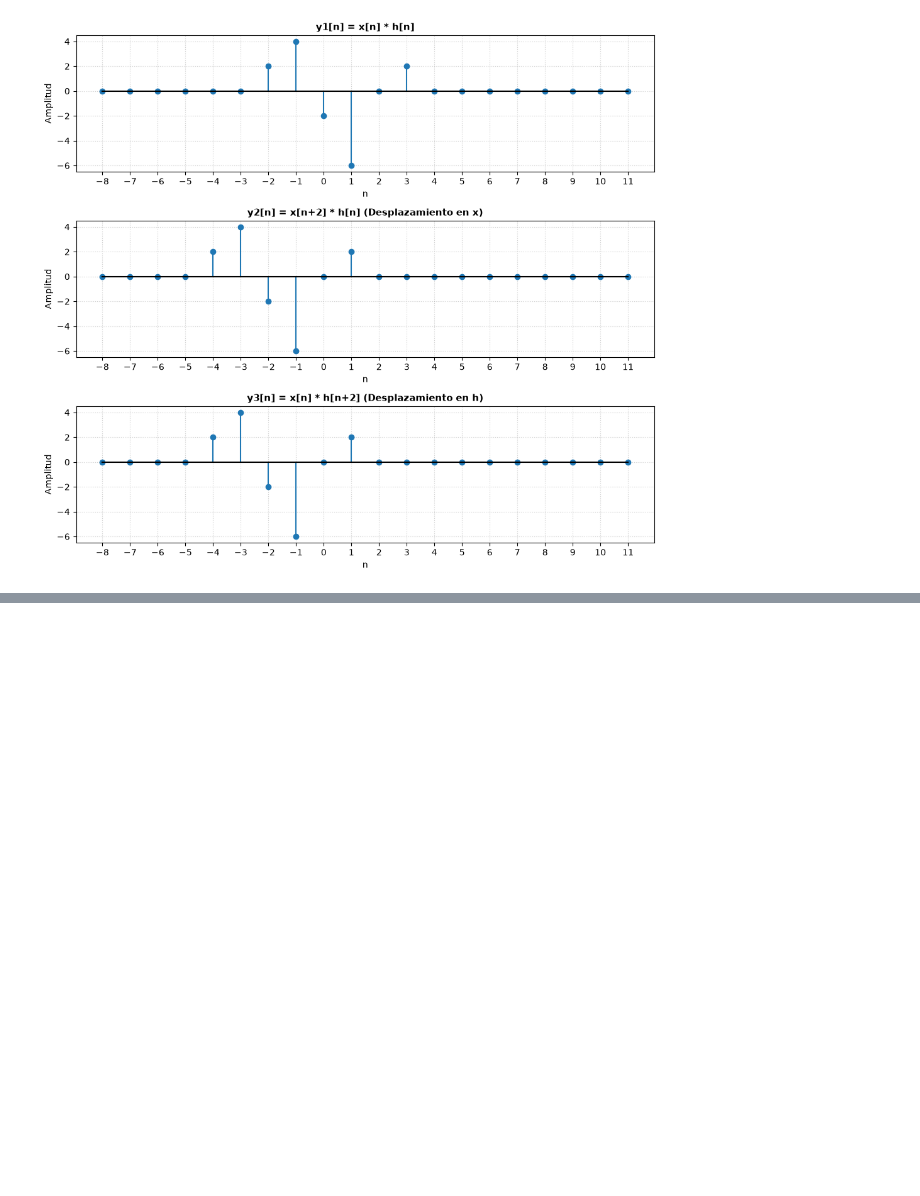
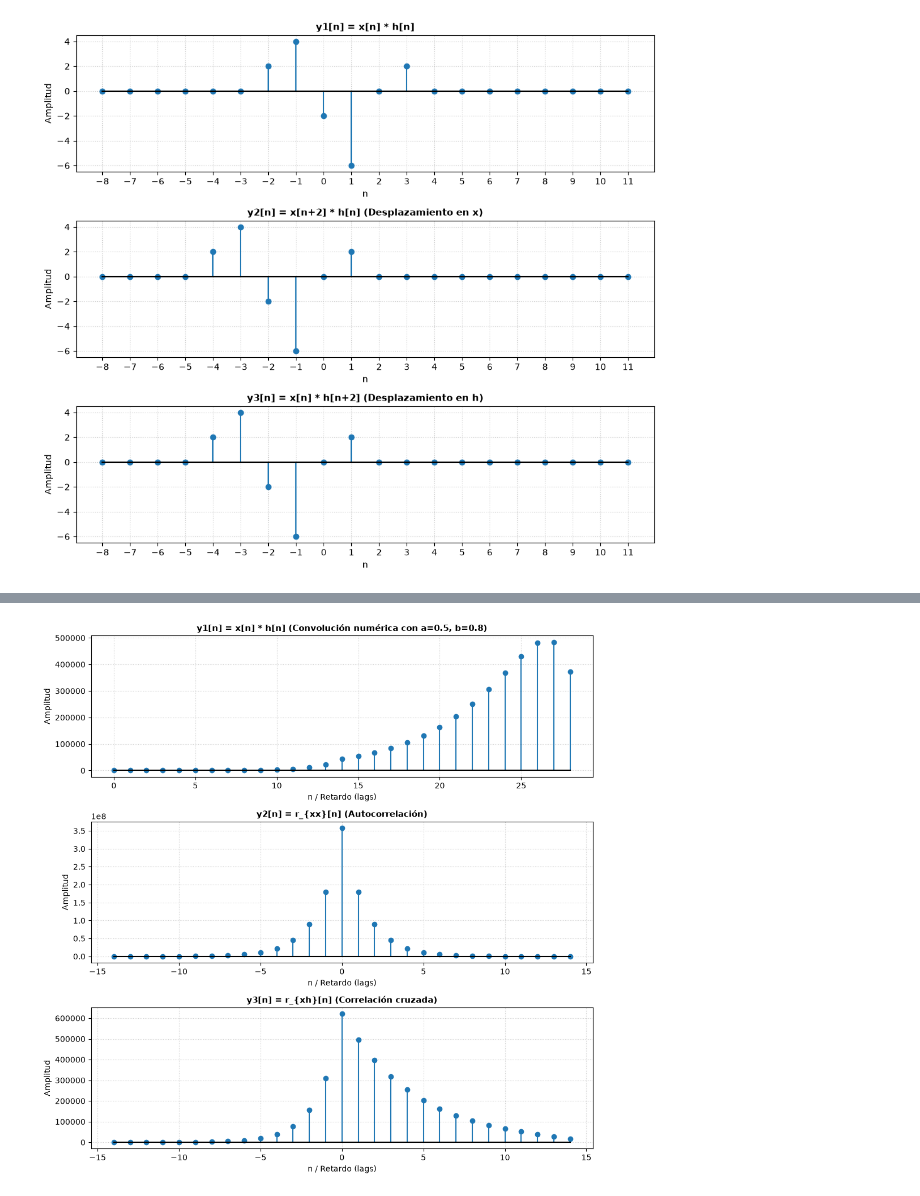
Before and after one commit to JulioOZ-cmyk/Procesamiento-de-senales, a Jupyter notebook: notebooks/Lab2.ipynb, the cells around one changed output, grey strips where cells are left out. Cells and saved outputs as stored; diff of their text form; code cells hidden in the pictures; blank space fills up the shorter version.

```diff
--- a/notebooks/Lab2.ipynb
+++ b/notebooks/Lab2.ipynb
@@ -90,0 +157,79 @@ plt.show()
+# %%
+import matplotlib.pyplot as plt
+import numpy as np
+import sympy as sp
+
+# =====================================================================
+# 1. CÁLCULO SIMBÓLICO (CON SYMPY)
+# =====================================================================
+n, a, b, k = sp.symbols('n a b k', integer=True)
+
+# Definición simbólica de las señales para n >= 0
+# x[n] = a^(-n), h[n] = b^(-n)
+x_sym = a ** (-n)
+h_sym = b ** (-n)
+
+print('======================================================')
+print('          EXPRESIONES ANALÍTICAS (SIMBÓLICAS)         ')
+print('======================================================')
+print(f'x[n] = {x_sym}')
+print(f'h[n] = {h_sym}')
+
+# Convolución simbólica y1[n] = sum_{k=0}^{n} x[k] * h[n-k]
+term = (a ** (-k)) * (b ** (-(n - k)))
+y1_sym = sp.summation(term, (k, 0, n))
+print(f'y1[n] (Convolución) = {y1_sym}')
+print('======================================================\n')
+
+
+# =====================================================================
+# 2. CÁLCULO NUMÉRICO Y GRÁFICAS (CON VALORES DADOS)
+# =====================================================================
+# Asignación de valores numéricos (a != b)
+val_a = 0.5
+val_b = 0.8
+
+n_range = np.arange(0, 15)
+lags = np.arange(-(len(n_range) - 1), len(n_range))
+
+
+def x_num(n_vals):
+  return (val_a ** (-n_vals)) * (n_vals >= 0).astype(float)
+
+
+def h_num(n_vals):
+  return (val_b ** (-n_vals)) * (n_vals >= 0).astype(float)
+
+
+# Evaluación numérica
+x = x_num(n_range)
+h = h_num(n_range)
+
+# Operaciones numéricas para graficar
+y1 = np.convolve(x, h, mode="full")
+n_y1 = np.arange(2 * n_range[0], 2 * n_range[0] + len(y1))
+
+y2 = np.correlate(x, x, mode="full")  # Autocorrelación r_xx[n]
+y3 = np.correlate(x, h, mode="full")  # Correlación cruzada r_xh[n]
+
+# Configuración de gráficas con plt.stem()
+fig, axes = plt.subplots(3, 1, figsize=(10, 10))
+
+titulos = [
+    r"y1[n] = x[n] * h[n] (Convolución numérica con a=0.5, b=0.8)",
+    r"y2[n] = r_{xx}[n] (Autocorrelación)",
+    r"y3[n] = r_{xh}[n] (Correlación cruzada)",
+]
+
+datos_grafica = [(n_y1, y1), (lags, y2), (lags, y3)]
+
+for ax, (n_dom, sig), title in zip(axes, datos_grafica, titulos):
+  ax.stem(n_dom, sig, basefmt="k-")
+  ax.set_title(title, fontsize=11, fontweight="bold")
+  ax.set_xlabel("n / Retardo (lags)")
+  ax.set_ylabel("Amplitud")
+  ax.grid(True, linestyle=":", alpha=0.6)
+
+plt.tight_layout()
+plt.show()
+# %% [output]
@@ -90,0 +243 @@ plt.show()
+[figure, added]
```
Also changed, not shown: parts of 3 cells of this notebook.
